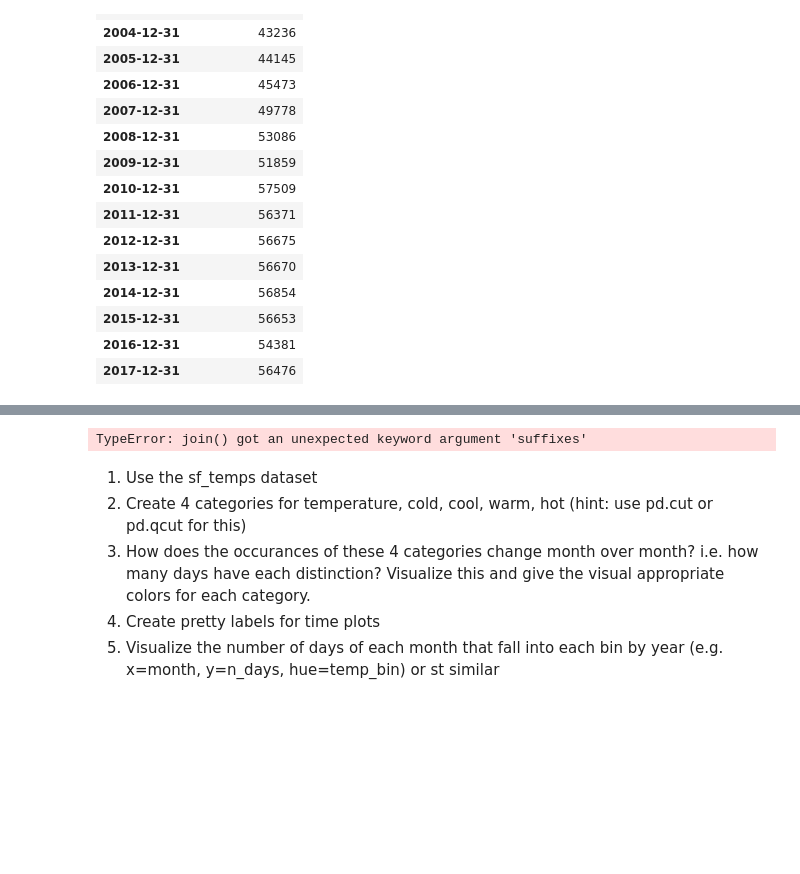
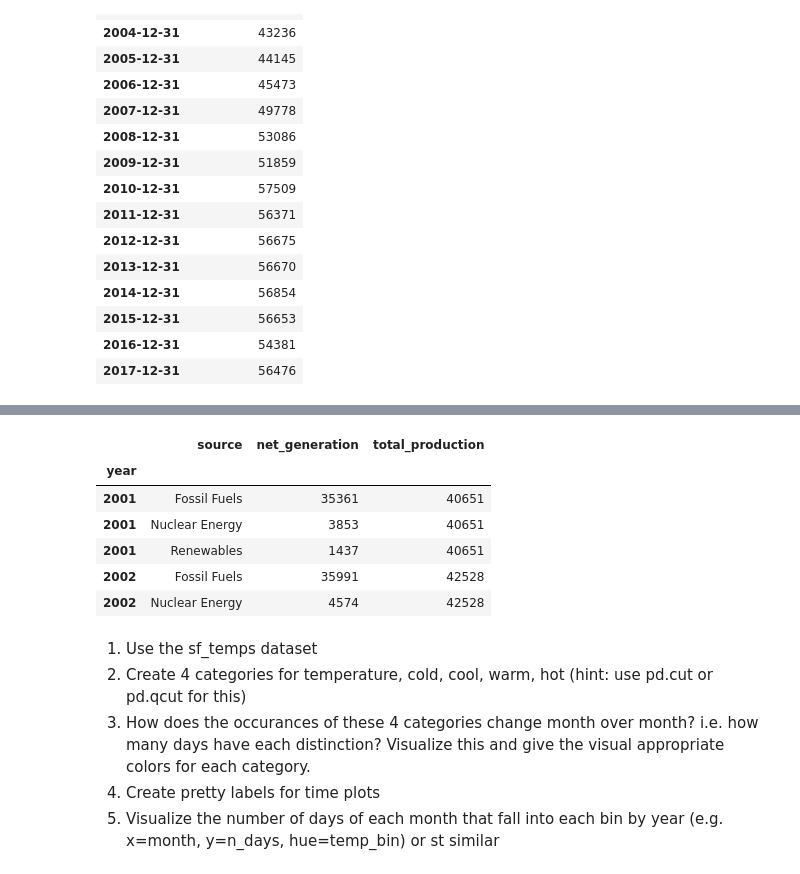
Before and after one commit to RyvynYoung/time-series-exercises, a Jupyter notebook: time-series-manipulation.ipynb, the cells around one changed output, grey strips where cells are left out. Saved outputs shown, nothing was run; the diff lists cells and outputs as text; code cells hidden in the pictures; blank space fills up the shorter version.

```diff
--- a/time-series-manipulation.ipynb
+++ b/time-series-manipulation.ipynb
@@ -511,3 +510,7 @@ iowa_total.head(25)
 | 2015-12-31 | 56653 |
 | 2016-12-31 | 54381 |
 | 2017-12-31 | 56476 |
+# %%
+# rename column to total
+iowa_total.columns = ['total_production']
+iowa_total.head()
@@ -514,9 +525,21 @@ iowa_total.head(25)
+# %%
+# from Corey
+# https://www.dataquest.io/blog/tutorial-time-series-analysis-with-pandas/
+iowa = iowa.set_index(iowa.index.year)
+# set index of total to be year like original
+iowa_total = iowa_total.set_index(iowa_total.index.year)
 # %%
 # merge df?
-df = iowa.join(iowa_total, how='outer', suffixes=['_o', None])
+df = iowa.join(iowa_total, how='outer')
 df.head()
 # %% [output]
-TypeError: join() got an unexpected keyword argument 'suffixes'
+|  | source | net_generation | total_production |
+| year |  |  |  |
+| 2001 | Fossil Fuels | 35361 | 40651 |
+| 2001 | Nuclear Energy | 3853 | 40651 |
+| 2001 | Renewables | 1437 | 40651 |
+| 2002 | Fossil Fuels | 35991 | 42528 |
+| 2002 | Nuclear Energy | 4574 | 42528 |
 # %% [markdown]
 1. Use the sf_temps dataset
 2. Create 4 categories for temperature, cold, cool, warm, hot (hint: use pd.cut or pd.qcut for this)
```
Also changed, not shown: parts of 16 cells of this notebook, 3 other files.
